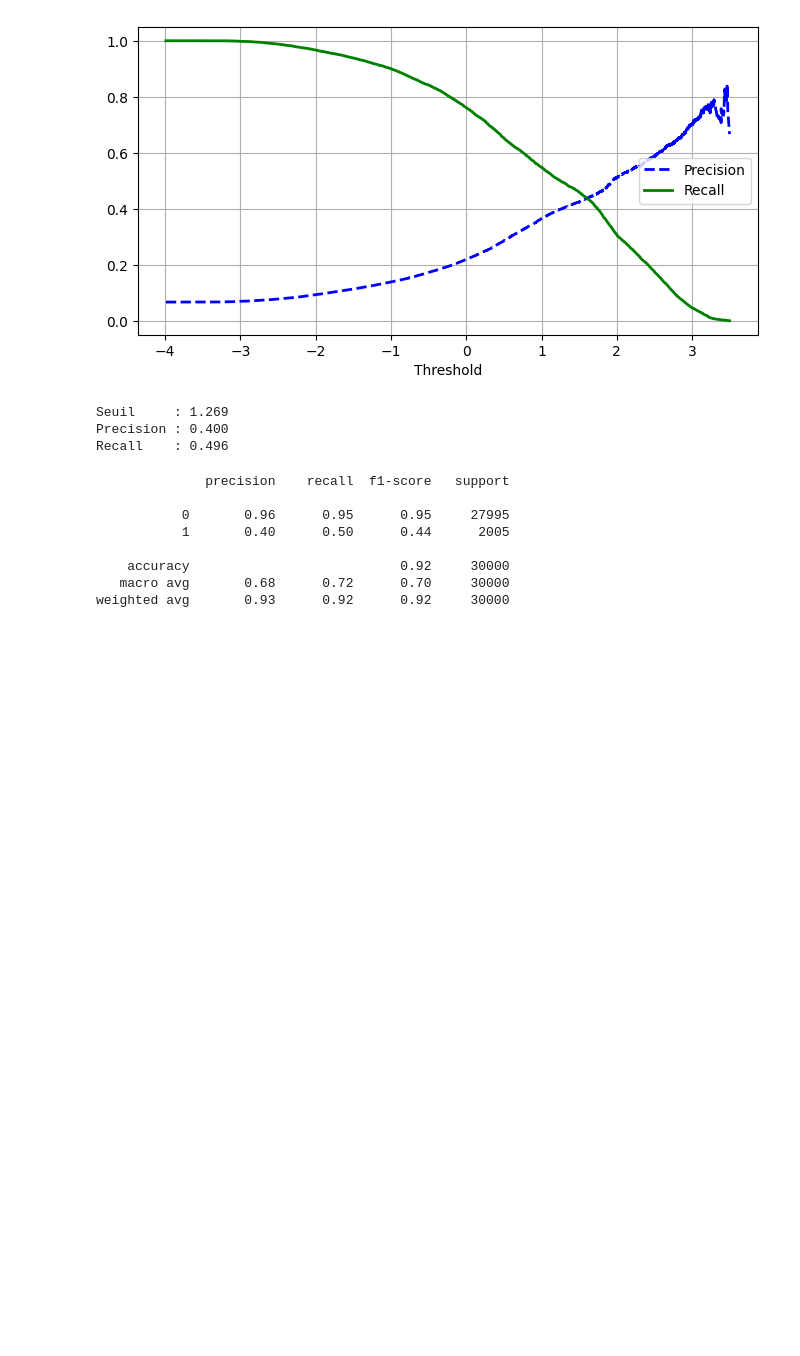
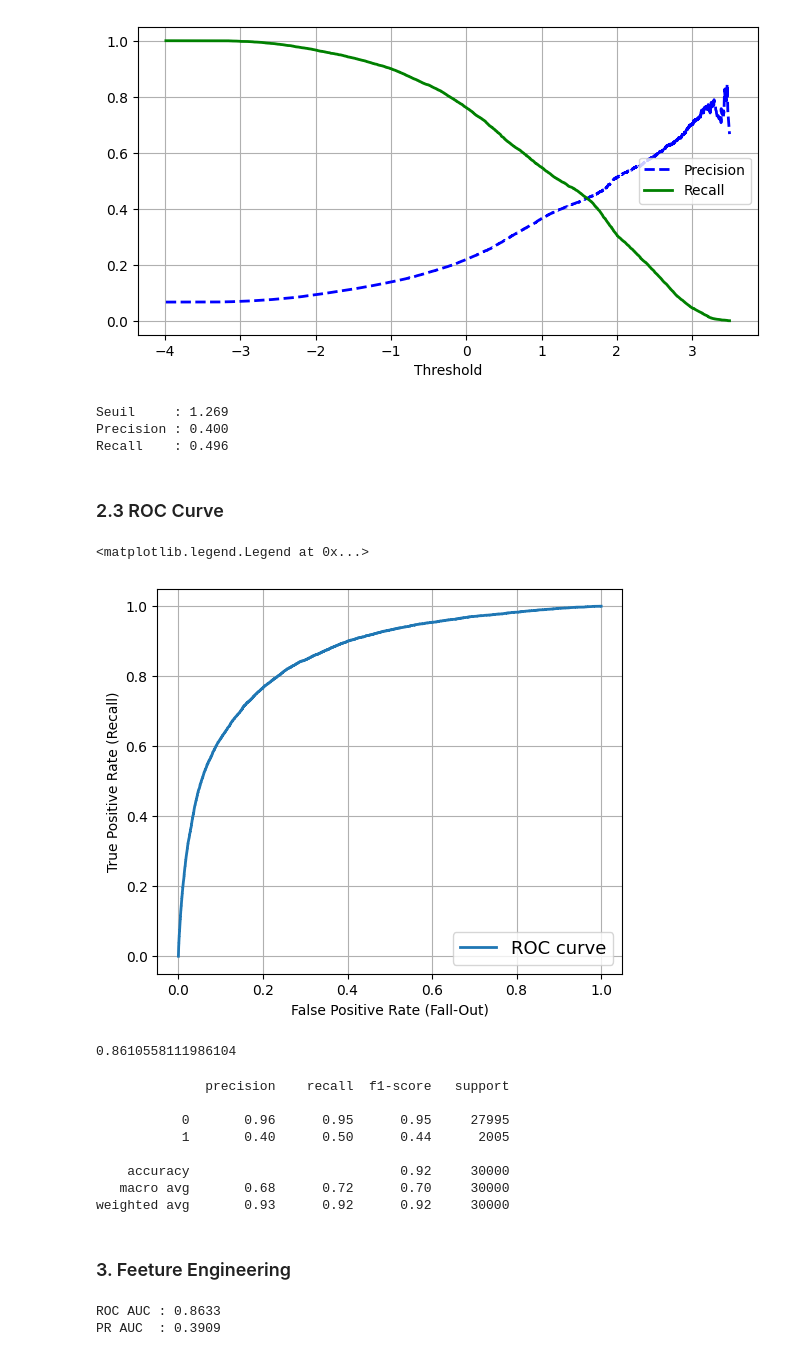
Before and after one commit to mgti6/ML-projects, a Jupyter notebook: supervised_learning/credit_scoring/notebooks/give_me_some_credit.ipynb, the cells around one changed output. Cells and saved outputs as stored; diff of their text form; code cells hidden in the pictures; blank space fills up the shorter version.

Commit message:
Update credit scoring notebook with feature engineering step
Adds a feature_engineering pipeline stage before preprocessing,
tested with both Logistic Regression and HistGradientBoostingClassifier.

```diff
--- a/supervised_learning/credit_scoring/notebooks/give_me_some_credit.ipynb
+++ b/supervised_learning/credit_scoring/notebooks/give_me_some_credit.ipynb
@@ -813,6 +805,26 @@ print(f"Recall    : {recalls[idx]:.3f}")
 Seuil     : 1.269
 Precision : 0.400
 Recall    : 0.496
+# %% [markdown]
+### 2.3 ROC Curve
+# %%
+fpr, tpr, thresholds = roc_curve(y_train, y_scores)
+# %%
+plt.figure(figsize=(6, 5))  # extra code – not needed, just formatting
+plt.plot(fpr, tpr, linewidth=2, label="ROC curve")
+plt.xlabel('False Positive Rate (Fall-Out)')
+plt.ylabel('True Positive Rate (Recall)')
+plt.grid()
+plt.legend(loc="lower right", fontsize=13)
+# %% [output]
+<matplotlib.legend.Legend at 0x...>
+[figure, added]
+# %%
+from sklearn.metrics import roc_auc_score
+
+roc_auc_score(y_train, y_scores)
+# %% [output]
+0.8610558111986104
 # %%
 y_scores_test_hgb = hgb.decision_function(X_test)
 y_pred_test_hgb = (y_scores_test_hgb >= threshold_best)
@@ -828,3 +840,5 @@ print(classification_report(y_test, y_pred_test_hgb))
     accuracy                           0.92     30000
    macro avg       0.68      0.72      0.70     30000
 weighted avg       0.93      0.92      0.92     30000
+# %% [markdown]
+### 3. Feeture Engineering
@@ -830,0 +879,12 @@ weighted avg       0.93      0.92      0.92     30000
+# %%
+LR_fe = make_pipeline(feature_engineering, preprocessing,
+                      LogisticRegression(random_state=42, max_iter=1000,
+                                         class_weight='balanced'))
+LR_fe.fit(X_train, y_train)
+
+y_proba = LR_fe.predict_proba(X_test)[:, 1]
+print(f"ROC AUC : {roc_auc_score(y_test, y_proba):.4f}")
+print(f"PR AUC  : {average_precision_score(y_test, y_proba):.4f}")
+# %% [output]
+ROC AUC : 0.8633
+PR AUC  : 0.3909
```
Also changed, not shown: parts of 24 cells of this notebook.
